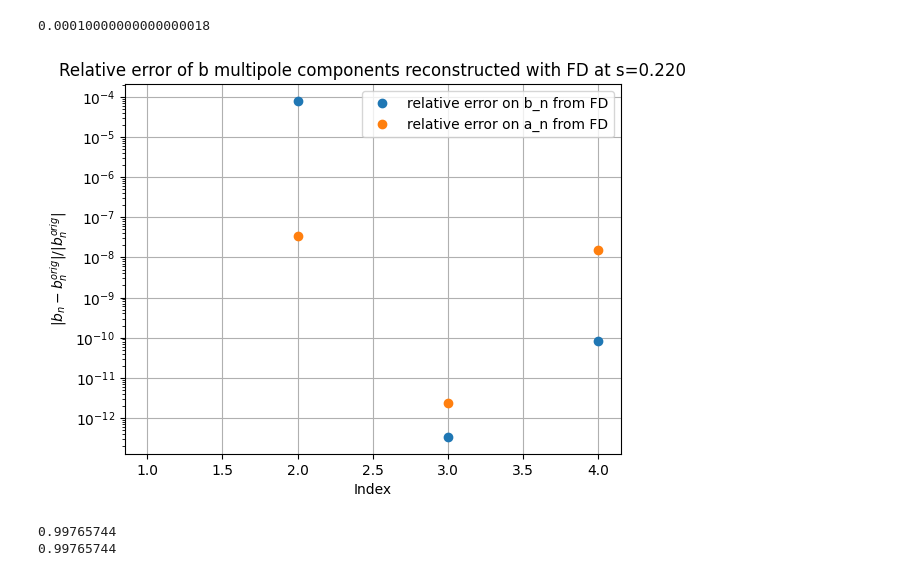
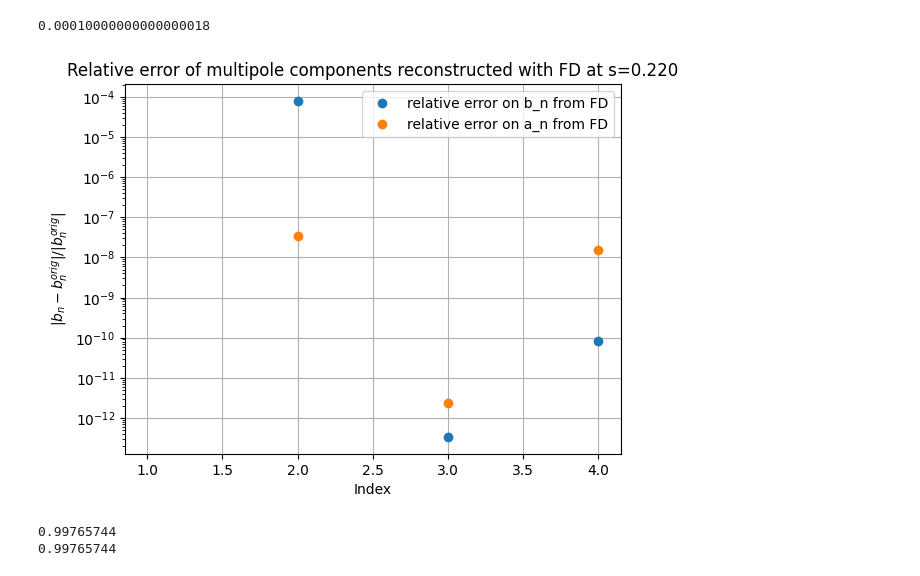
Before and after one commit to marcoliniF/bpmeth, a Jupyter notebook: preliminaryTrials/1.2abBab_FD.ipynb, the cells around one changed output. Cells and saved outputs as stored; diff of their text form; code cells hidden in the pictures.

Commit message:
fixed title plot

```diff
--- a/preliminaryTrials/1.2abBab_FD.ipynb
+++ b/preliminaryTrials/1.2abBab_FD.ipynb
@@ -116,23 +116,23 @@ print(dx**2)
 # %%
 b_eva = lambdify(s, b_coeffs, 'numpy')
 a_eva = lambdify(s, a_coeffs, 'numpy')
 s_indx= 72 #s index
 s_fixed=sa[s_indx]
 p=4#how many values to plot
 
 #plt.plot(range(1,len(a_coeffs[:p])+1), np.abs(a_coeffs[:p]-an[:p])/a_coeffs[:p], 'o', label='a_n error from HA')
 plt.yscale('log')
 plt.xlabel('Index')
-plt.title('Relative error of b multipole components reconstructed with FD at s=' + str(f"{s_fixed:.3f}"))
+plt.title('Relative error of multipole components reconstructed with FD at s=' + str(f"{s_fixed:.3f}"))
 plt.plot(range(1,len(b_coeffs[:p])+1), np.abs(b_eva(s_fixed)[:p]-b_nnew[:p,s_indx])/b_eva(s_fixed)[:p], 'o', label='relative error on b_n from FD' )
 plt.plot(range(1,len(a_coeffs[:p])+1), np.abs(a_eva(s_fixed)[:p]-a_nnew[:p,s_indx])/a_eva(s_fixed)[:p], 'o', label='relative error on a_n from FD' )
 plt.legend()
 plt.ylabel('$|b_n - b_n^{orig}|/|b_n^{orig}|$')
 plt.grid(True)
 plt.show()
 print(b_eva(s_fixed)[0])
 print(b_nnew[0,s_indx])
 # %% [output]
-[figure, old version]
+[figure, new version]
 0.99765744
 0.99765744
```
Also changed, not shown: parts of 1 cell of this notebook.
